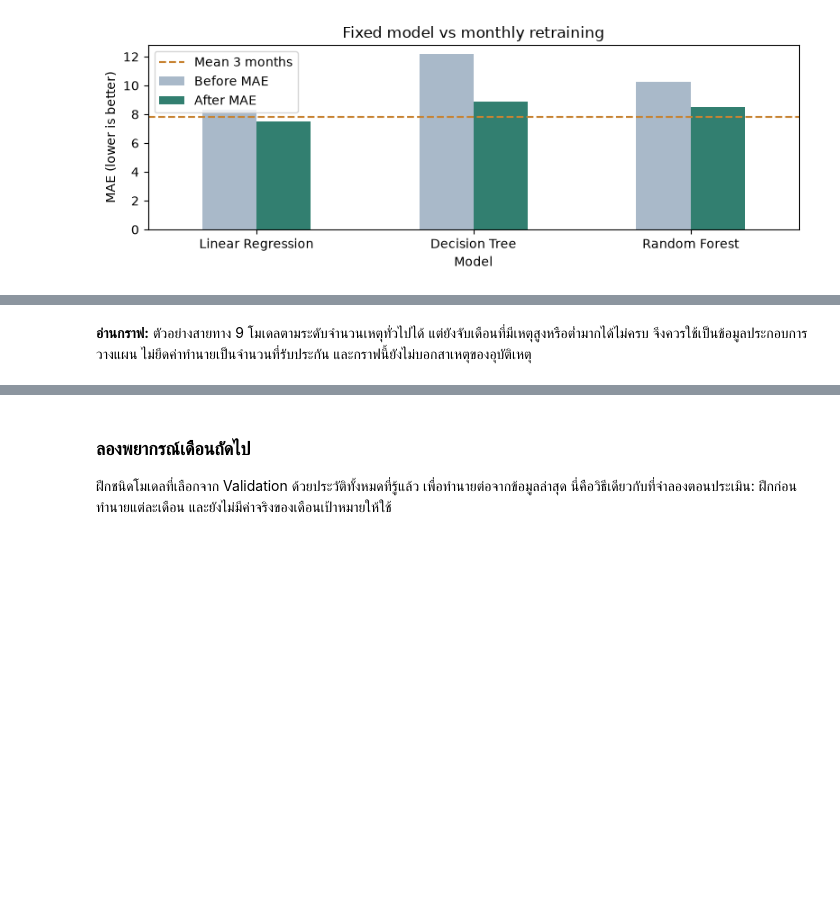
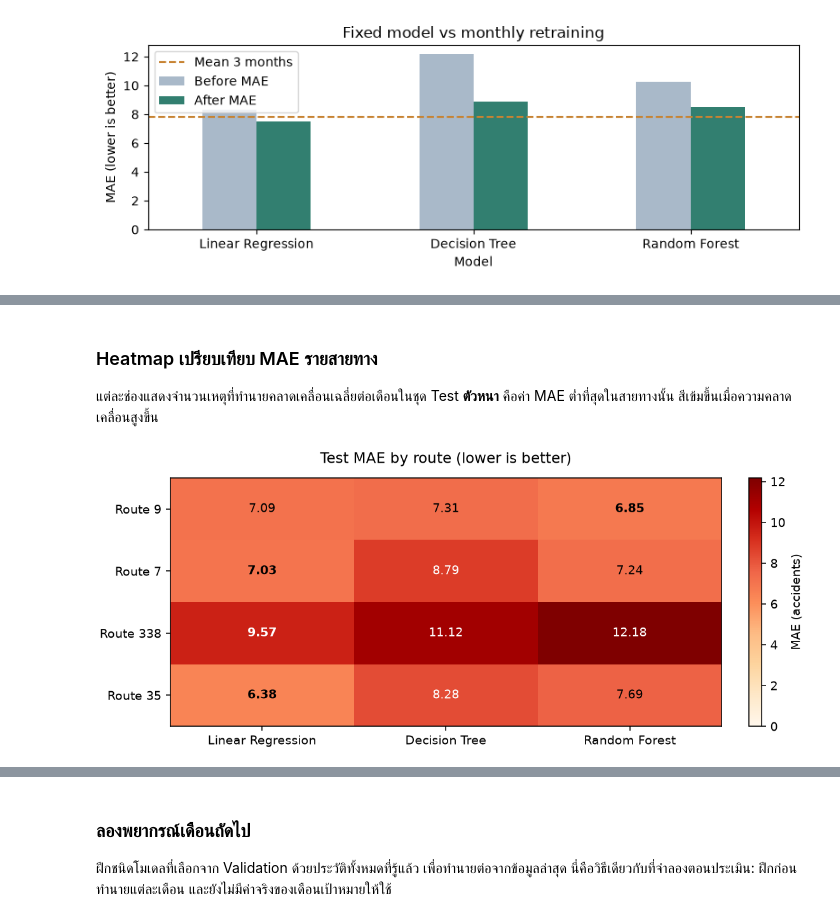
Before and after one commit to entezs/road-accident-forecast, a Jupyter notebook: notebooks/Road_Accident_Monthly_Forecasting.ipynb, the cells around one changed output, grey strips where cells are left out. Cells and saved outputs as stored; diff of their text form; code cells hidden in the pictures; blank space fills up the shorter version.

```diff
--- a/notebooks/Road_Accident_Monthly_Forecasting.ipynb
+++ b/notebooks/Road_Accident_Monthly_Forecasting.ipynb
@@ -496,2 +727,35 @@ plt.show()
-# %% [markdown]
-**อ่านกราฟ:** ตัวอย่างสายทาง 9 โมเดลตามระดับจำนวนเหตุทั่วไปได้ แต่ยังจับเดือนที่มีเหตุสูงหรือต่ำมากได้ไม่ครบ จึงควรใช้เป็นข้อมูลประกอบการวางแผน ไม่ยึดค่าทำนายเป็นจำนวนที่รับประกัน และกราฟนี้ยังไม่บอกสาเหตุของอุบัติเหตุ
+# %% [markdown]
+### Heatmap เปรียบเทียบ MAE รายสายทาง
+
+แต่ละช่องแสดงจำนวนเหตุที่ทำนายคลาดเคลื่อนเฉลี่ยต่อเดือนในชุด Test **ตัวหนา** คือค่า MAE ต่ำที่สุดในสายทางนั้น สีเข้มขึ้นเมื่อความคลาดเคลื่อนสูงขึ้น
+# %%
+# เซลล์นี้คำนวณ MAE รายสายทางและแสดงเป็น Heatmap
+route_labels = ["Route " + route.split(":")[-1] for route in routes]
+route_mae = pd.DataFrame(index=route_labels, columns=list(predictions_by_model), dtype=float)
+
+# คำนวณความคลาดเคลื่อนของแต่ละโมเดลในแต่ละสายทาง
+for name, result in predictions_by_model.items():
+    for route, label in zip(routes, route_labels):
+        rows = result[result["route_id"] == route]
+        route_mae.loc[label, name] = mean_absolute_error(rows["actual"], rows["prediction"])
+
+# ให้สีของแต่ละช่องขึ้นกับค่า MAE
+fig, ax = plt.subplots(figsize=(8, 3.4), layout="constrained")
+colors = ax.imshow(route_mae, cmap="OrRd", vmin=0, aspect="auto")
+ax.set_xticks(range(len(route_mae.columns)), route_mae.columns)
+ax.set_yticks(range(len(route_mae.index)), route_mae.index)
+ax.set_title("Test MAE by route (lower is better)", pad=12)
+fig.colorbar(colors, ax=ax, label="MAE (accidents)")
+
+# ใส่ตัวเลขในแต่ละช่อง และเน้นค่าต่ำสุดของสายทางนั้น
+for row_index, (_, values) in enumerate(route_mae.iterrows()):
+    for column_index, value in enumerate(values):
+        red, green, blue, _ = colors.cmap(colors.norm(value))
+        brightness = 0.299 * red + 0.587 * green + 0.114 * blue
+        ax.text(column_index, row_index, f"{value:.2f}", ha="center", va="center",
+                color="black" if brightness > 0.5 else "white",
+                fontweight="bold" if round(value, 2) == round(values.min(), 2) else "normal")
+
+plt.show()
+# %% [output]
+[figure, added]
```
Also changed, not shown: parts of 38 cells of this notebook.
